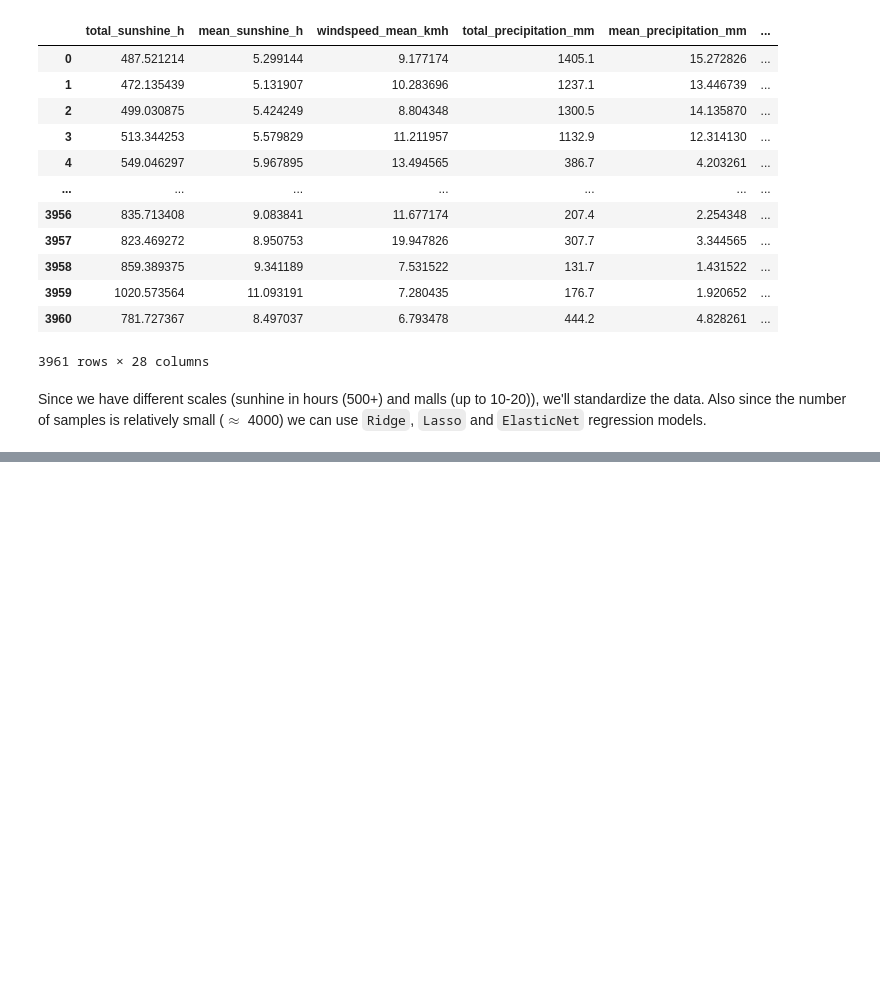
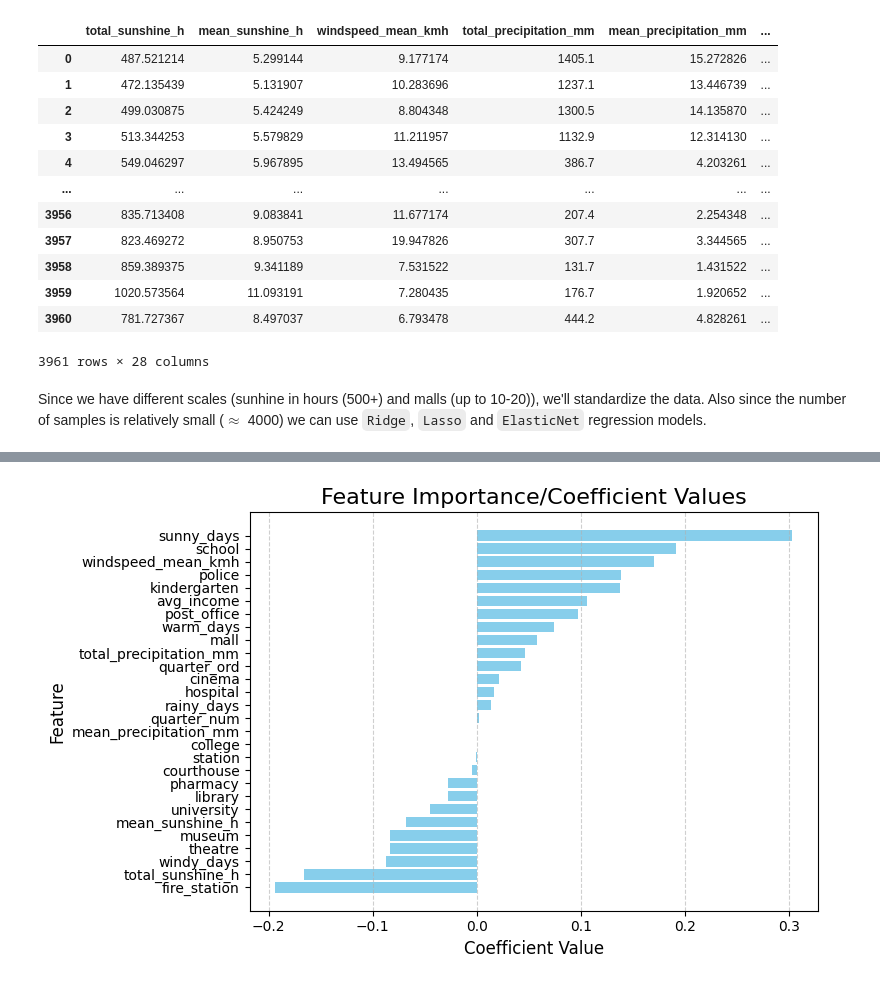
Before and after one commit to Shushunya/FCD-housing-prices, a Jupyter notebook: main.ipynb, the cells around one changed output, grey strips where cells are left out. Cells and saved outputs as stored; diff of their text form; code cells hidden in the pictures; blank space fills up the shorter version.

```diff
--- a/main.ipynb
+++ b/main.ipynb
@@ -840,0 +891,19 @@ pipe_en_cv.score(X_test, y_test)
+# %%
+en_coefs = elastic.coef_
+
+elastic_coef_df = (
+    pd.DataFrame({"feature": feature_names, "coef": en_coefs})
+      .sort_values("coef", ascending=False)
+)
+
+plt.figure(figsize=(8, 5))
+plt.barh(elastic_coef_df['feature'], elastic_coef_df['coef'], color='skyblue')
+plt.gca().invert_yaxis()
+
+plt.title('Feature Importance/Coefficient Values', fontsize=16)
+plt.xlabel('Coefficient Value', fontsize=12)
+plt.ylabel('Feature', fontsize=12)
+plt.grid(axis='x', linestyle='--', alpha=0.6)
+plt.tight_layout()
+# %% [output]
+[figure, added]
```
Also changed, not shown: parts of 24 cells of this notebook.
